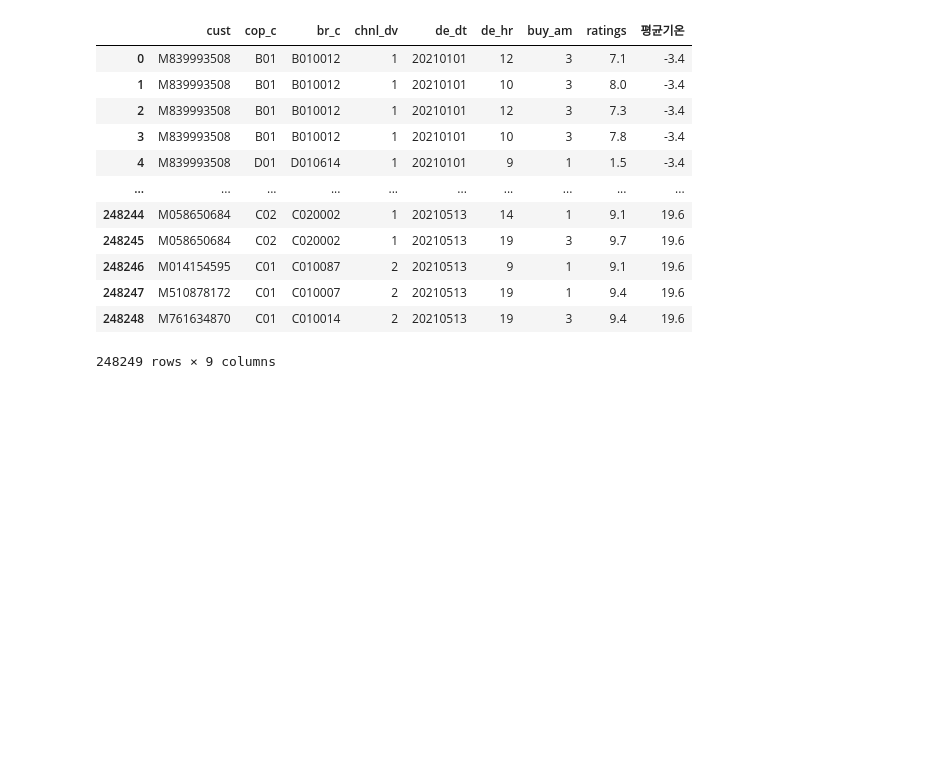
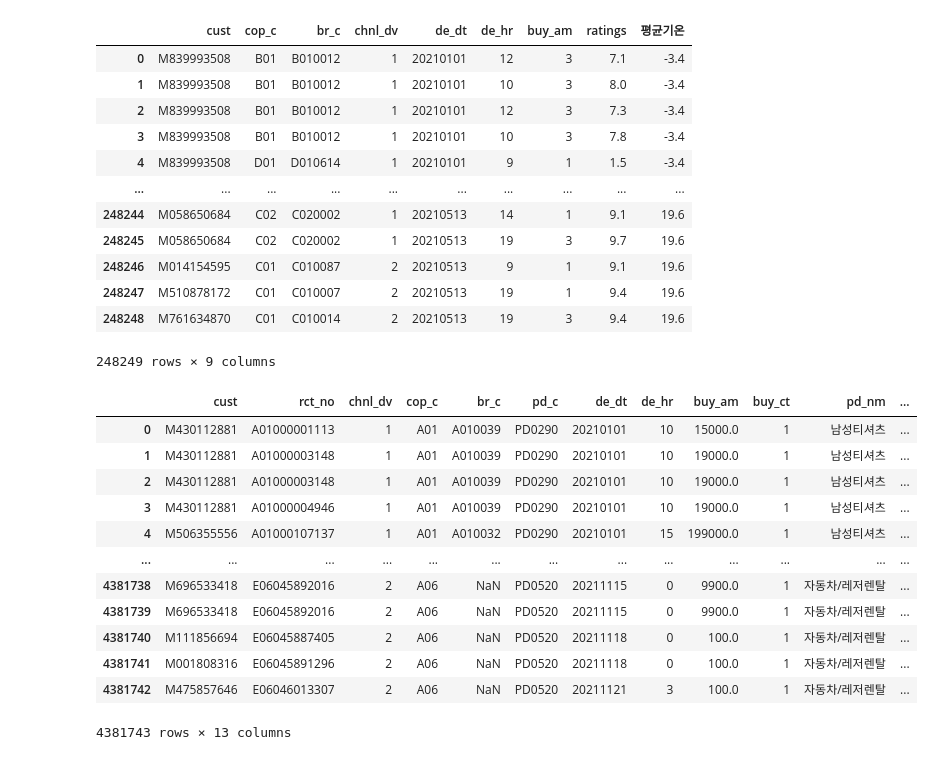
Before and after one commit to kch8906/Bigdata_Competition, a Jupyter notebook: DNN(0731).ipynb, the cells around one changed output. Cells and saved outputs as stored; diff of their text form; code cells hidden in the pictures; blank space fills up the shorter version.

```diff
--- a/DNN(0731).ipynb
+++ b/DNN(0731).ipynb
@@ -159,0 +162,17 @@ df_cop
+# %%
+df_02 = pd.merge(df_02, df_04, on='pd_c')
+df_02
+# %% [output]
+|  | cust | rct_no | chnl_dv | cop_c | br_c | pd_c | de_dt | de_hr | buy_am | buy_ct | pd_nm | ... |
+| 0 | M430112881 | A01000001113 | 1 | A01 | A010039 | PD0290 | 20210101 | 10 | 15000.0 | 1 | 남성티셔츠 | ... |
+| 1 | M430112881 | A01000003148 | 1 | A01 | A010039 | PD0290 | 20210101 | 10 | 19000.0 | 1 | 남성티셔츠 | ... |
+| 2 | M430112881 | A01000003148 | 1 | A01 | A010039 | PD0290 | 20210101 | 10 | 19000.0 | 1 | 남성티셔츠 | ... |
+| 3 | M430112881 | A01000004946 | 1 | A01 | A010039 | PD0290 | 20210101 | 10 | 19000.0 | 1 | 남성티셔츠 | ... |
+| 4 | M506355556 | A01000107137 | 1 | A01 | A010032 | PD0290 | 20210101 | 15 | 199000.0 | 1 | 남성티셔츠 | ... |
+| ... | ... | ... | ... | ... | ... | ... | ... | ... | ... | ... | ... | ... |
+| 4381738 | M696533418 | E06045892016 | 2 | A06 | NaN | PD0520 | 20211115 | 0 | 9900.0 | 1 | 자동차/레저렌탈 | ... |
+| 4381739 | M696533418 | E06045892016 | 2 | A06 | NaN | PD0520 | 20211115 | 0 | 9900.0 | 1 | 자동차/레저렌탈 | ... |
+| 4381740 | M111856694 | E06045887405 | 2 | A06 | NaN | PD0520 | 20211118 | 0 | 100.0 | 1 | 자동차/레저렌탈 | ... |
+| 4381741 | M001808316 | E06045891296 | 2 | A06 | NaN | PD0520 | 20211118 | 0 | 100.0 | 1 | 자동차/레저렌탈 | ... |
+| 4381742 | M475857646 | E06046013307 | 2 | A06 | NaN | PD0520 | 20211121 | 3 | 100.0 | 1 | 자동차/레저렌탈 | ... |
+4381743 rows × 13 columns
```
Also changed, not shown: parts of 3 cells of this notebook, 3 other files.
